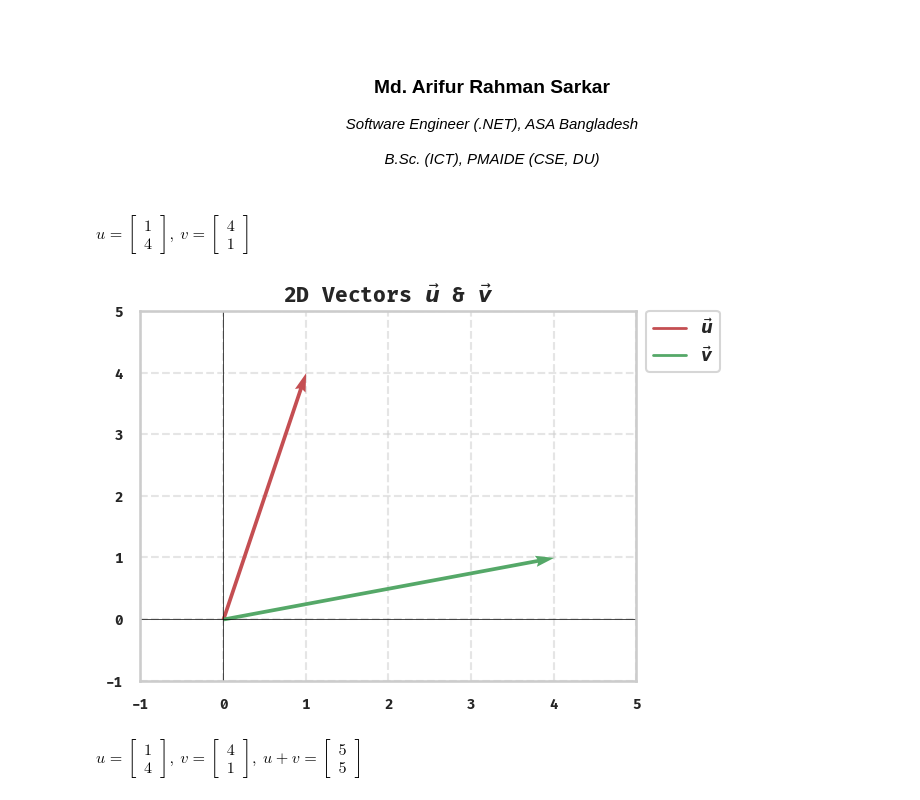
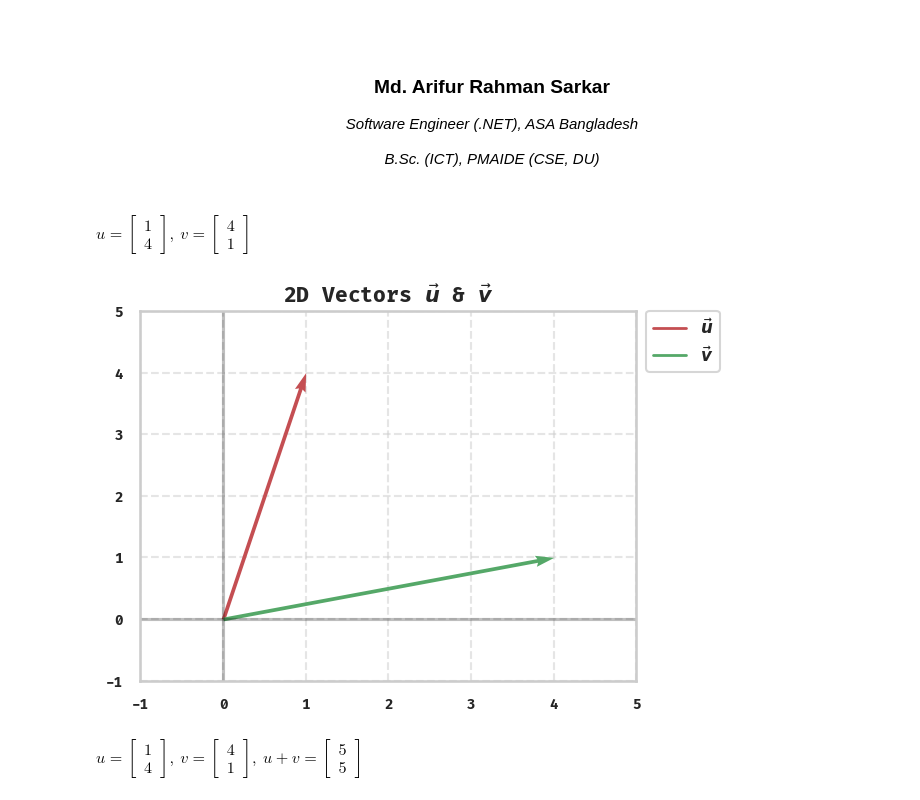
Before and after one commit to FullStackAnalyst/Mathematics-Statistics-for-AI-Data-Engineering, a Jupyter notebook: LA.ipynb, the cells around one changed output. Cells and saved outputs as stored; diff of their text form; code cells hidden in the pictures.

```diff
--- a/LA.ipynb
+++ b/LA.ipynb
@@ -69,36 +69,36 @@ plt.quiver(
     scale_units="xy",
     scale=1,
     color="g",
     label=r"$\vec{v}$",
 )
 
 # Axes setup
-plt.axhline(0, color="black", linewidth=0.5)
-plt.axvline(0, color="black", linewidth=0.5)
+plt.axhline(0, color="black", alpha=0.25)
+plt.axvline(0, color="black", alpha=0.25)
 plt.xlim(x_min, x_max)
 plt.ylim(y_min, y_max)
 plt.title(r"2D Vectors $\vec{u}$ & $\vec{v}$", fontsize=15, fontweight="bold")
 plt.tick_params(axis="both", which="major", labelsize=10)
 
 # Legend fix: explicit handles
 handles = [
     plt.Line2D([0], [0], color="r", lw=2, label=r"$\vec{u}$"),
     plt.Line2D([0], [0], color="g", lw=2, label=r"$\vec{v}$"),
 ]
 plt.legend(
     handles=handles,
     prop={"size": 12, "weight": "bold"},
     loc="upper left",
     bbox_to_anchor=(1.02, 1),
     borderaxespad=0,
     frameon=True,
 )
 
 plt.grid(True, linestyle="--", alpha=0.5)
 plt.show()
 # %% [output]
 $\displaystyle u = \left[\begin{matrix}1\\4\end{matrix}\right],\ v = \left[\begin{matrix}4\\1\end{matrix}\right]$
-[figure, old version]
+[figure, new version]
 # %%
 from sympy import Matrix, latex
 from IPython.display import display, Math
```
Also changed, not shown: parts of 4 cells of this notebook.
